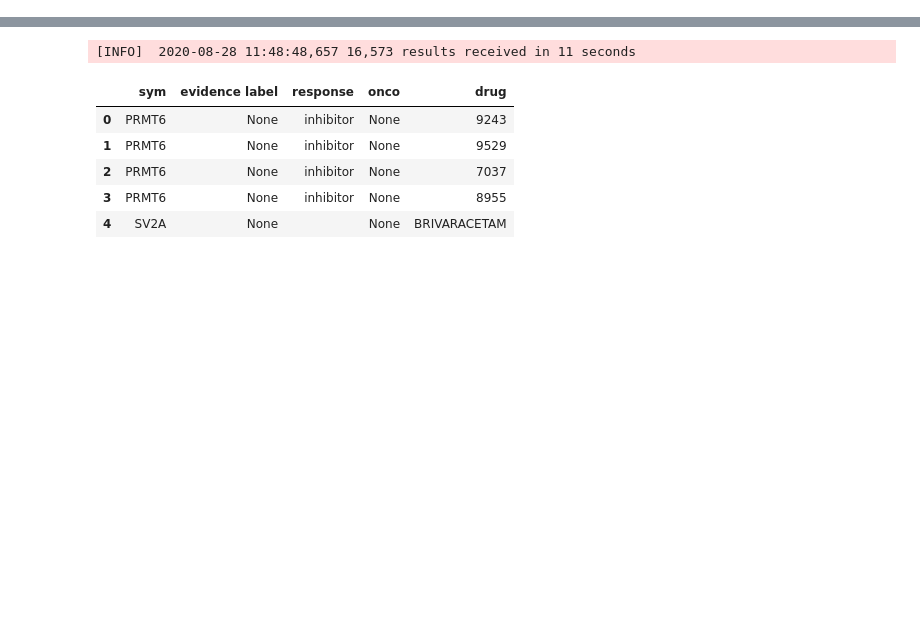
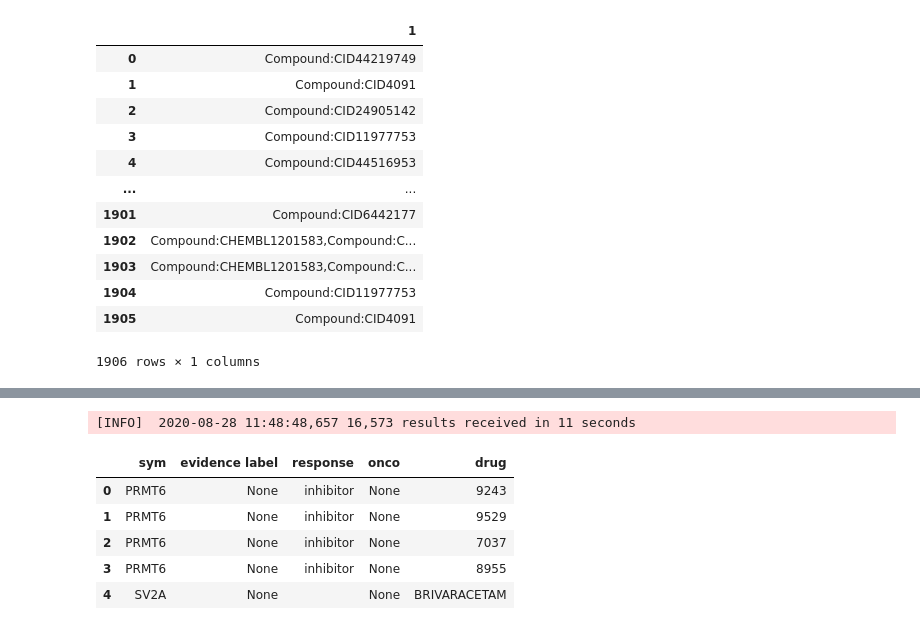
Before and after one commit to bmeg/bmeg-dash, a Jupyter notebook: notebooks/expand_g2p.ipynb, the cells around one changed output, grey strips where cells are left out. Drawn from its saved outputs; the diff is of its cells as text; code cells hidden in the pictures; blank space fills up the shorter version.

```diff
--- a/notebooks/expand_g2p.ipynb
+++ b/notebooks/expand_g2p.ipynb
@@ -9,0 +105,16 @@ G = conn.graph('rc5') #specific schema version
+# %%
+pandas.DataFrame(associated_compounds).groupby(0).transform(lambda x:",".join(x))
+# %% [output]
+|  | 1 |
+| 0 | Compound:CID44219749 |
+| 1 | Compound:CID4091 |
+| 2 | Compound:CID24905142 |
+| 3 | Compound:CID11977753 |
+| 4 | Compound:CID44516953 |
+| ... | ... |
+| 1901 | Compound:CID6442177 |
+| 1902 | Compound:CHEMBL1201583,Compound:C... |
+| 1903 | Compound:CHEMBL1201583,Compound:C... |
+| 1904 | Compound:CID11977753 |
+| 1905 | Compound:CID4091 |
+1906 rows × 1 columns
```
Also changed, not shown: parts of 15 cells of this notebook, 3 other files.
